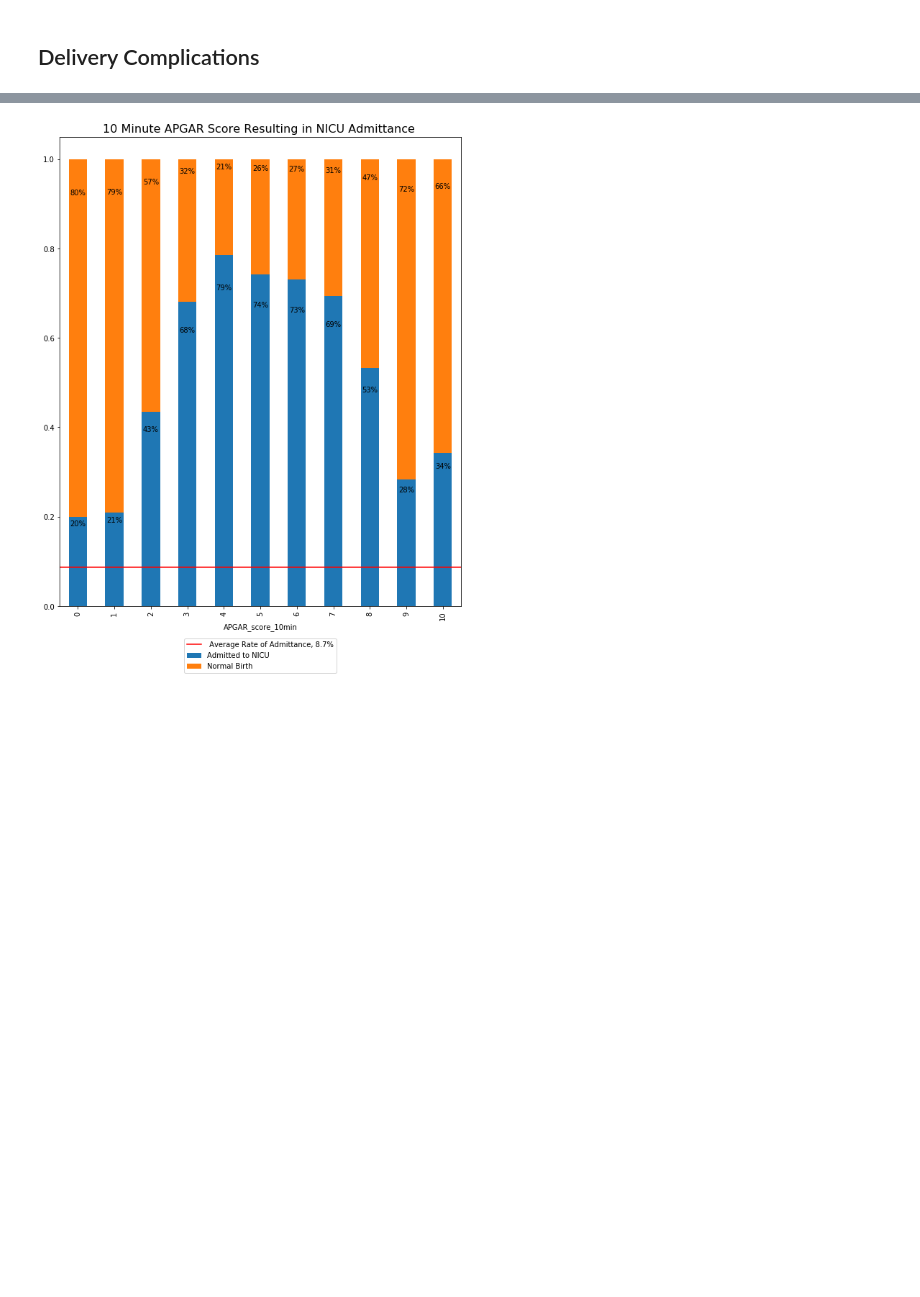
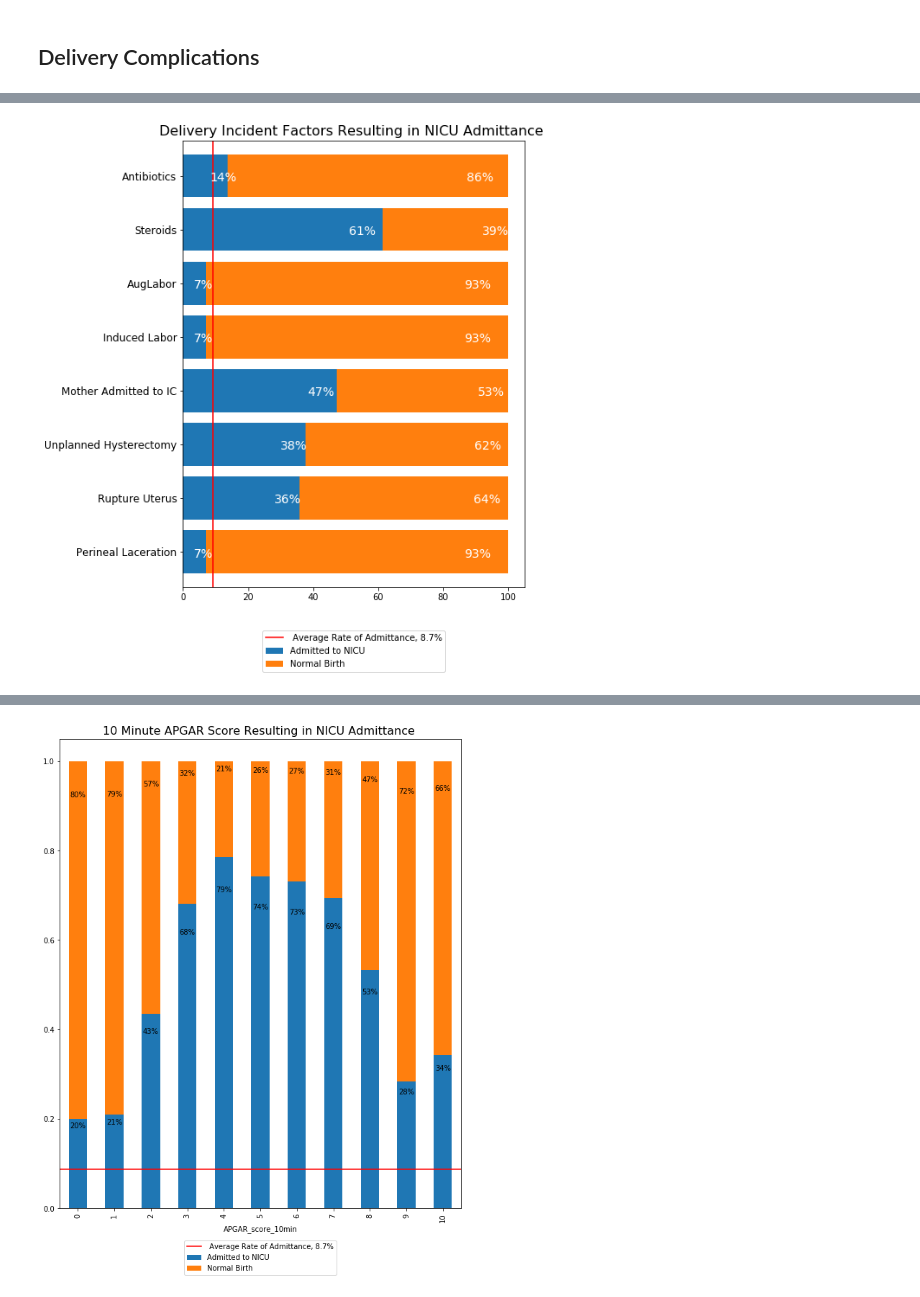
Before and after one commit to mkwasnica/CDC_capstone, a Jupyter notebook: notebooks/MK_Visualization.ipynb, the cells around one changed output, grey strips where cells are left out. Cells and saved outputs as stored; diff of their text form; code cells hidden in the pictures; blank space fills up the shorter version.

```diff
--- a/notebooks/MK_Visualization.ipynb
+++ b/notebooks/MK_Visualization.ipynb
@@ -552,32 +572,34 @@ test_plt = (test.div(test.sum(1), axis=0)).plot(kind = 'barh', width = 0.8, stac
 # test_plt = (test.div(test.sum(1), axis=0)).sort_values(by = 1 ,ascending=False).plot(kind = 'barh', width = 0.8, stacked = True, figsize = (10,9))
 #Need to figure out how to adjust axis labels to follow sorted data automatically
 
 #Formatting
 plt.axvline(x=(9.14/100), color='r', linestyle='-', label = '8.7%')
 test_plt.set_yticklabels(fullnames_list, fontsize = 12)
 test_plt.set_xticklabels(('0','20','40','60','80', '100'))
-test_plt.set_title("Infant's Congenital Factors Resulting in NICU Admittance ", fontsize = 16)
+test_plt.set_title("Delivery Incident Factors Resulting in NICU Admittance ", fontsize = 16)
 leg = test_plt.legend(labels=[' Average Rate of Admittance, 8.7%', 'Admitted to NICU', 'Normal Birth'],fontsize= 10, loc = 'lower center')
 #Add annotation
 for p in test_plt.patches:
     width, height = p.get_width(), p.get_height()
     x, y = p.get_xy()
     test_plt.annotate('{:.0%}'.format(width), (p.get_x()+.9*width, p.get_y() + height - .5),
                       ha = 'center', color = 'white', fontsize = 14)
 
 # Get the bounding box of the original legend
 bb = leg.get_bbox_to_anchor().inverse_transformed(test_plt.transAxes)
 
 # Change to location of the legend.
 xOffset = -.2
 bb.y0 += xOffset
 bb.y1 += xOffset
 leg.set_bbox_to_anchor(bb, transform = test_plt.transAxes)
 
 #Resize plot area to fit within Figure Size
 plt.tight_layout(rect = (0,0,.8,1))
 
 #Save Figure
 plt.savefig('./Saved_Visualizations/delivery_risks_barpct.pdf')
 plt.savefig('./Saved_Visualizations/delivery_risks_barpct.png')
+# %% [output]
+[figure, added]
 # %%
```
Also changed, not shown: parts of 12 cells of this notebook, 14 other files.
